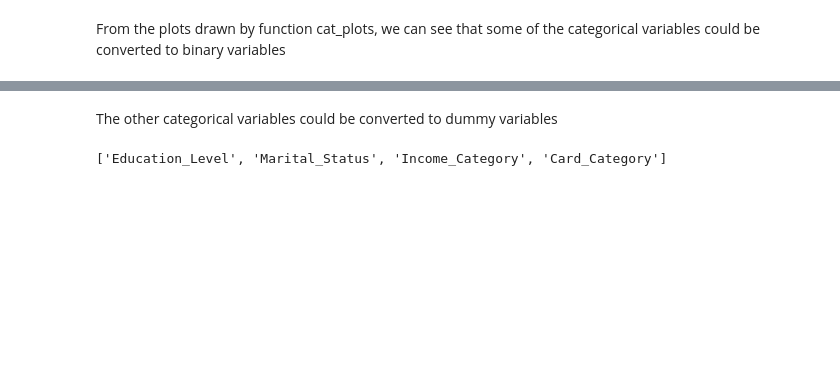
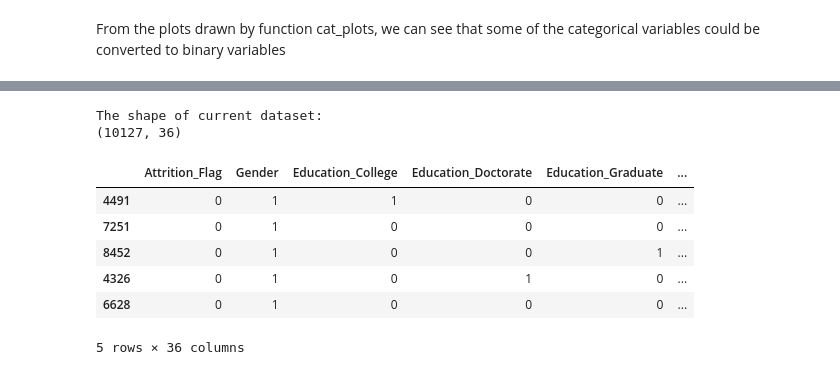
Before and after one commit to 610yilingliu/data-science-for-finance, a Jupyter notebook: credit_card_customers/analyze.ipynb, the cells around one changed output, grey strips where cells are left out. Drawn from its saved outputs; the diff is of its cells as text; code cells hidden in the pictures; blank space fills up the shorter version.

```diff
--- a/credit_card_customers/analyze.ipynb
+++ b/credit_card_customers/analyze.ipynb
@@ -387,7 +402,0 @@ print(bins)
-# %% [markdown]
-The other categorical variables could be converted to dummy variables
-# %%
-dummies = [cat for cat in categorical_vars if cat not in bins]
-print(dummies)
-# %% [output]
-['Education_Level', 'Marital_Status', 'Income_Category', 'Card_Category']
@@ -393,0 +412,14 @@ print(dummies)
+# %%
+print("The shape of current dataset:")
+print(analyze_df.shape)
+analyze_df.sample(5)
+# %% [output]
+The shape of current dataset:
+(10127, 36)
+|  | Attrition_Flag | Gender | Education_College | Education_Doctorate | Education_Graduate | ... |
+| 4491 | 0 | 1 | 1 | 0 | 0 | ... |
+| 7251 | 0 | 1 | 0 | 0 | 0 | ... |
+| 8452 | 0 | 1 | 0 | 0 | 1 | ... |
+| 4326 | 0 | 1 | 0 | 1 | 0 | ... |
+| 6628 | 0 | 1 | 0 | 0 | 0 | ... |
+5 rows × 36 columns
```
Also changed, not shown: parts of 19 cells of this notebook, 2 other files.
